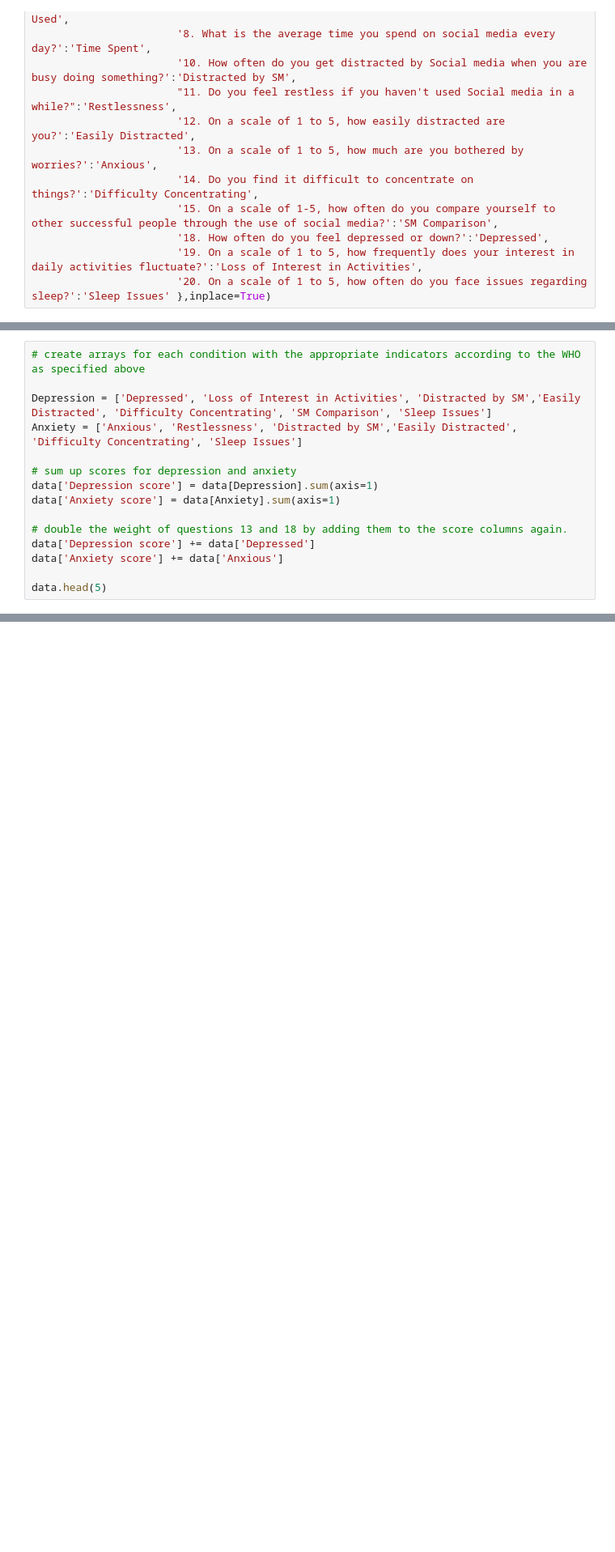
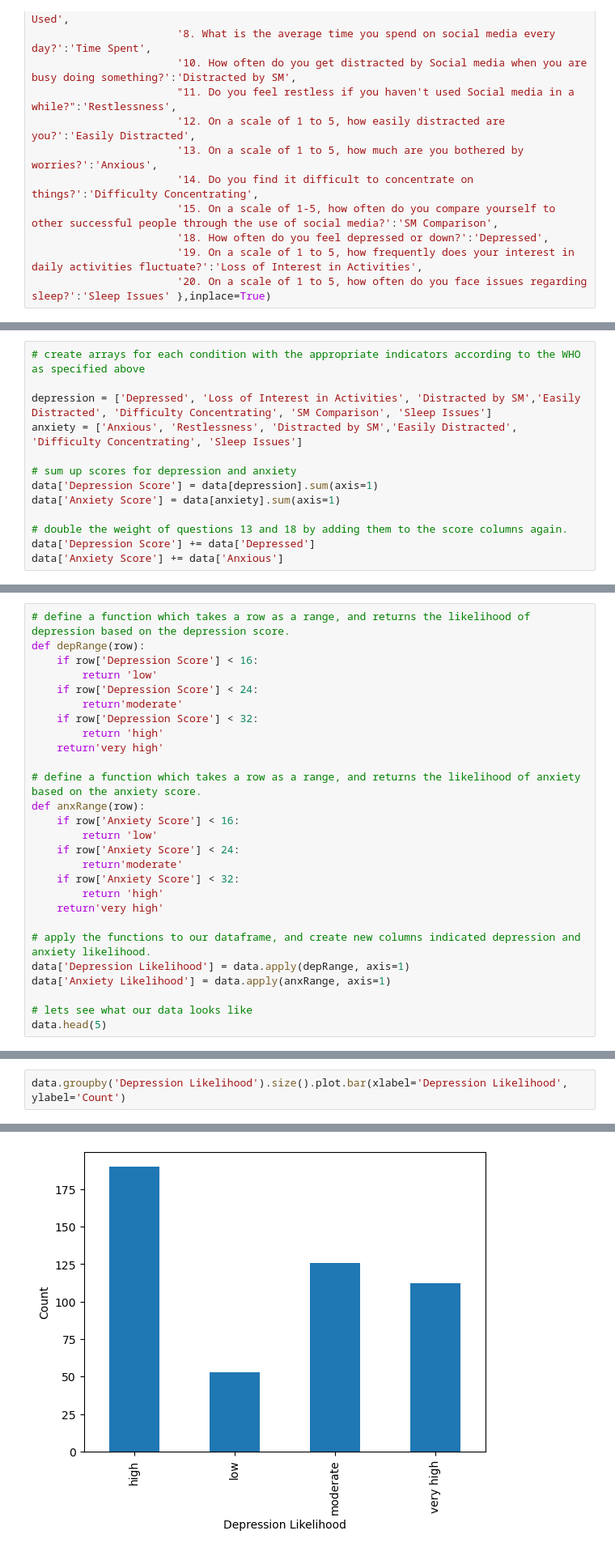
Before and after one commit to Michaelg-hub/social-media-and-mental-health, a Jupyter notebook: Social Media Use and Mental Health.ipynb, the cells around one changed output, grey strips where cells are left out. Shown at 81% size. Saved outputs shown, nothing was run; the diff lists cells and outputs as text; blank space fills up the shorter version.

```diff
--- a/Social Media Use and Mental Health.ipynb
+++ b/Social Media Use and Mental Health.ipynb
@@ -134,15 +133,13 @@ In order to train machine learning models on our data, we must first quantify th
 # %%
 # create arrays for each condition with the appropriate indicators according to the WHO as specified above
 
-Depression = ['Depressed', 'Loss of Interest in Activities', 'Distracted by SM','Easily Distracted', 'Difficulty Concentrating', 'SM Comparison', 'Sleep Issues']
-Anxiety = ['Anxious', 'Restlessness', 'Distracted by SM','Easily Distracted', 'Difficulty Concentrating', 'Sleep Issues']
+depression = ['Depressed', 'Loss of Interest in Activities', 'Distracted by SM','Easily Distracted', 'Difficulty Concentrating', 'SM Comparison', 'Sleep Issues']
+anxiety = ['Anxious', 'Restlessness', 'Distracted by SM','Easily Distracted', 'Difficulty Concentrating', 'Sleep Issues']
 
 # sum up scores for depression and anxiety
-data['Depression score'] = data[Depression].sum(axis=1)
-data['Anxiety score'] = data[Anxiety].sum(axis=1)
+data['Depression Score'] = data[depression].sum(axis=1)
+data['Anxiety Score'] = data[anxiety].sum(axis=1)
 
 # double the weight of questions 13 and 18 by adding them to the score columns again.
-data['Depression score'] += data['Depressed']
-data['Anxiety score'] += data['Anxious']
-
-data.head(5)
+data['Depression Score'] += data['Depressed']
+data['Anxiety Score'] += data['Anxious']
@@ -155,0 +149,27 @@ data.head(5)
+# %%
+# define a function which takes a row as a range, and returns the likelihood of depression based on the depression score.
+def depRange(row):
+    if row['Depression Score'] < 16:
+        return 'low'
+    if row['Depression Score'] < 24:
+        return'moderate'
+    if row['Depression Score'] < 32:
+        return 'high'
+    return'very high'
+
+# define a function which takes a row as a range, and returns the likelihood of anxiety based on the anxiety score.
+def anxRange(row):
+    if row['Anxiety Score'] < 16:
+        return 'low'
+    if row['Anxiety Score'] < 24:
+        return'moderate'
+    if row['Anxiety Score'] < 32:
+        return 'high'
+    return'very high'
+
+# apply the functions to our dataframe, and create new columns indicated depression and anxiety likelihood.
+data['Depression Likelihood'] = data.apply(depRange, axis=1)
+data['Anxiety Likelihood'] = data.apply(anxRange, axis=1)
+
+# lets see what our data looks like
+data.head(5)
@@ -157,0 +189,3 @@ Now that the levels of our participants' depression and anxiety are quantified,
+# %%
+data.groupby('Depression Likelihood').size().plot.bar(xlabel='Depression Likelihood', ylabel='Count')
+# %% [output]
@@ -157,0 +193 @@ Now that the levels of our participants' depression and anxiety are quantified,
+[figure, added]
```
Also changed, not shown: parts of 14 cells of this notebook.
